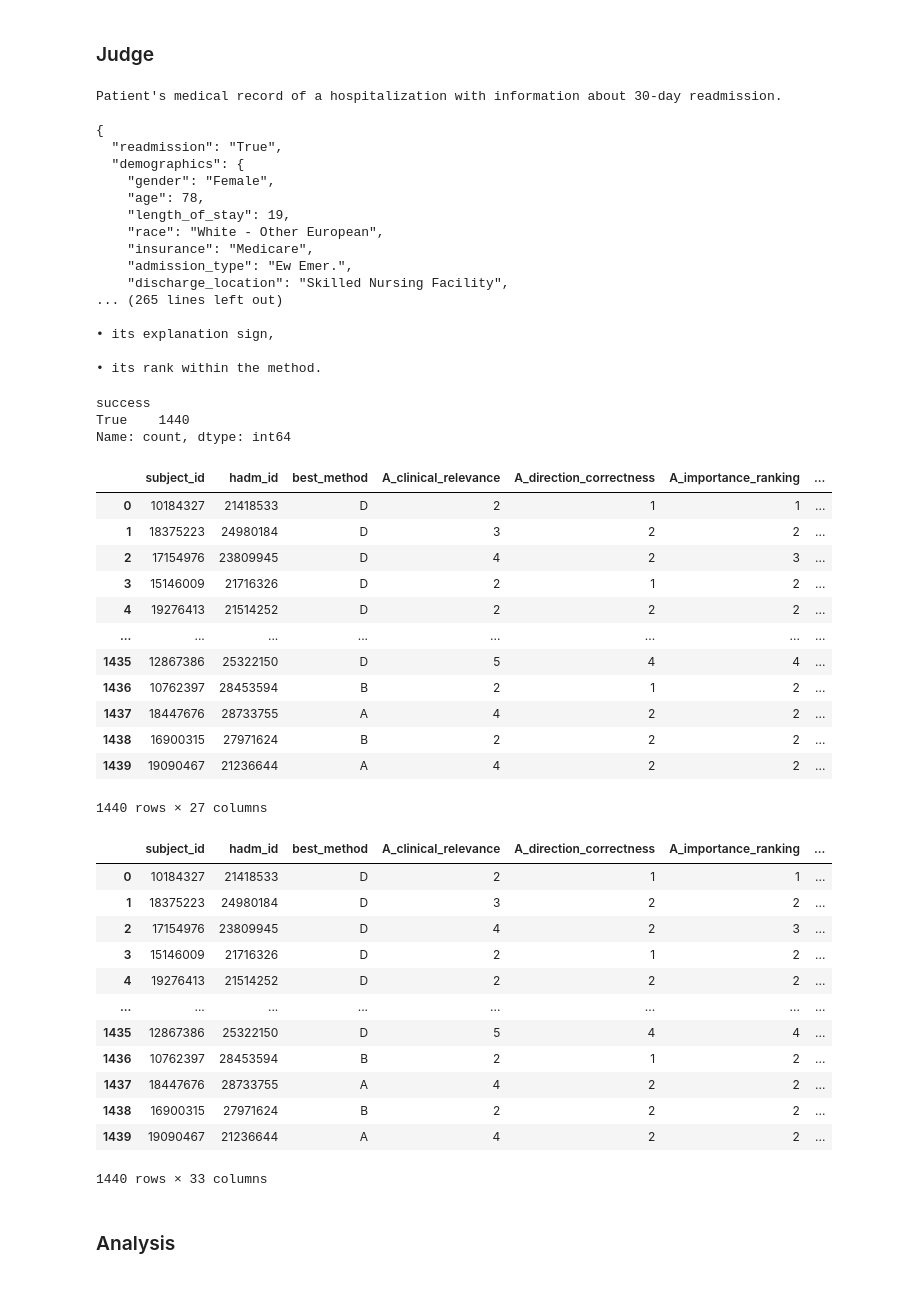
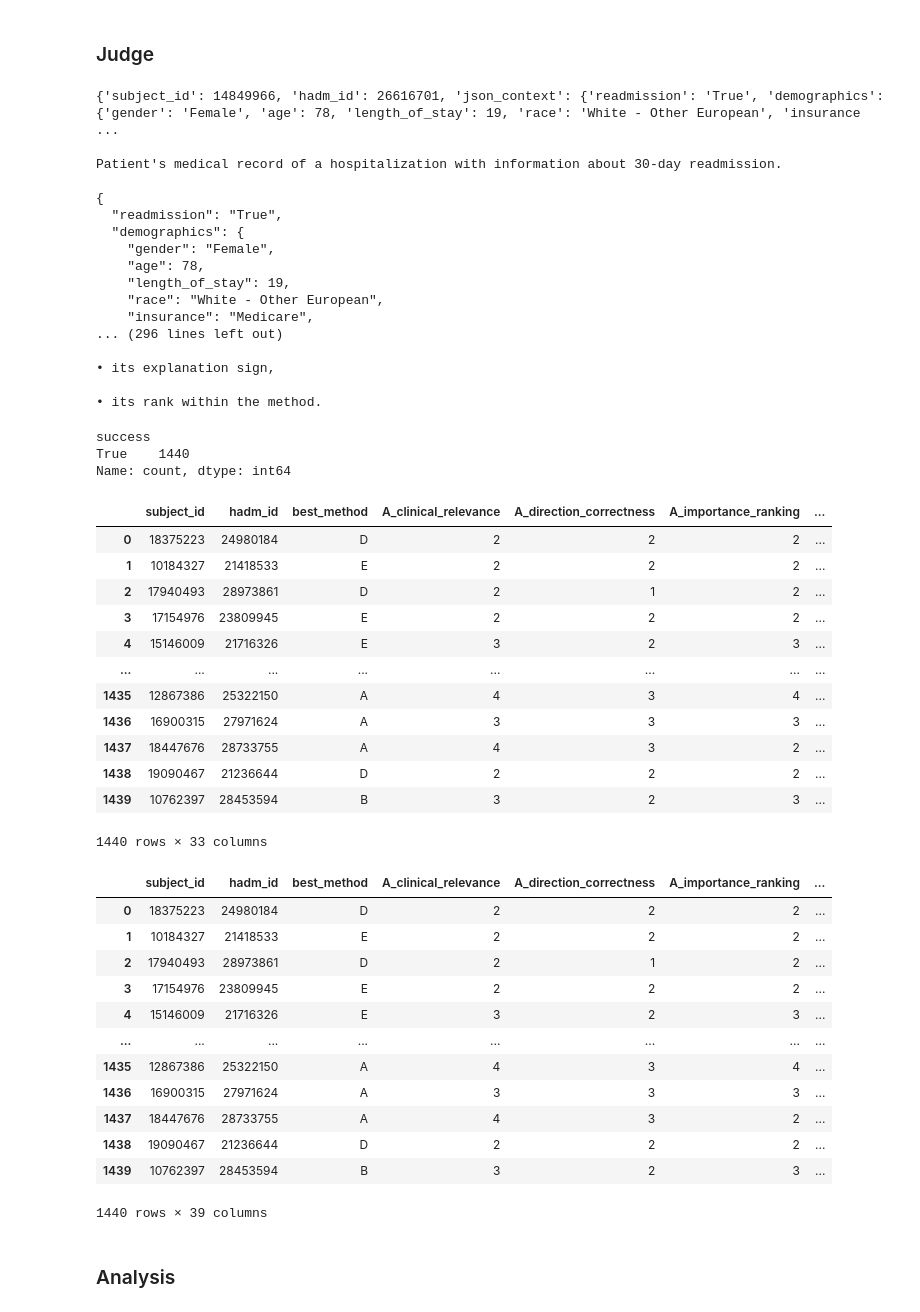
Before and after one commit to arinapetukhova/trusted_llm_risk_profiling, a Jupyter notebook: ranking_methods/ranking_check.ipynb, the cells around one changed output. Cells and saved outputs as stored; diff of their text form; code cells hidden in the pictures.

Commit message:
ranking with shap+background filtered

```diff
--- a/ranking_check.ipynb
+++ b/ranking_methods/ranking_check.ipynb
@@ -591,13 +746,14 @@ def build_prompt(patient):
     lime = patient['lime_values']
     shap = patient['shap_values']
     shap_bck = patient['shap_background_values']
+    shap_bck_filtered = patient['shap_background_filtered_values']
 
     return f"""
 Patient's medical record of a hospitalization with information about 30-day readmission.
 
 {json.dumps(ehr, indent=2)}
 
-Below are explanations from four anonymous feature attribution methods:
+Below are explanations from five anonymous feature attribution methods:
 
 Method A:
 {json.dumps(delta, indent=2)}
@@ -610,6 +766,9 @@ Method C:
 
 Method D:
 {json.dumps(shap_bck, indent=2)}
+
+Method E:
+{json.dumps(shap_bck_filtered, indent=2)}
 
 Important:
 
@@ -637,6 +796,7 @@ client = OpenAI(
 )
 
 for patient in tqdm(patients_json[:2]):
+    print(patient)
     prompt = build_prompt(patient)
 
     messages = [
@@ -662,6 +822,8 @@ for patient in tqdm(patients_json[:2]):
     #     "analysis": response
     # })
 # %% [output]
+{'subject_id': 14849966, 'hadm_id': 26616701, 'json_context': {'readmission': 'True', 'demographics': {'gender': 'Female', 'age': 78, 'length_of_stay': 19, 'race': 'White - Other European', 'insurance ...
+
 Patient's medical record of a hospitalization with information about 30-day readmission.
 
 {
@@ -672,9 +834,7 @@ Patient's medical record of a hospitalization with information about 30-day read
     "length_of_stay": 19,
     "race": "White - Other European",
     "insurance": "Medicare",
-    "admission_type": "Ew Emer.",
-    "discharge_location": "Skilled Nursing Facility",
-... (265 lines left out)
+... (296 lines left out)
 
 • its explanation sign,
 
@@ -756,14 +916,14 @@ with ThreadPoolExecutor(max_workers=8) as executor:
     ):
 
         result = future.result()
-        with open("judge_results.jsonl", "a") as f:
+        with open("judge_results_with_filtered_shap.jsonl", "a") as f:
             f.write(json.dumps(result) + "\n")
             f.flush()
 # %%
 import pandas as pd
 
 results = pd.read_json(
-    "judge_results.jsonl",
+    "judge_results_with_filtered_shap.jsonl",
     lines=True
 )
 # %%
@@ -775,39 +935,39 @@ Name: count, dtype: int64
 # %%
 rows = []
 
 for _, r in results.iterrows():
 
     methods = r["response_json"]["methods"]
 
     row = {
         "subject_id": r["subject_id"],
         "hadm_id": r["hadm_id"],
         "best_method": r["response_json"]["best_method"]
     }
 
-    for method in ["A", "B", "C", "D"]:
+    for method in ["A", "B", "C", "D", "E"]:
         for metric, value in methods[method].items():
             if metric != "reason":
                 row[f"{method}_{metric}"] = value
 
     rows.append(row)
 
 judge_df = pd.DataFrame(rows)
 judge_df
 # %% [output]
 |  | subject_id | hadm_id | best_method | A_clinical_relevance | A_direction_correctness | A_importance_ranking | ... |
-| 0 | 10184327 | 21418533 | D | 2 | 1 | 1 | ... |
-| 1 | 18375223 | 24980184 | D | 3 | 2 | 2 | ... |
-| 2 | 17154976 | 23809945 | D | 4 | 2 | 3 | ... |
-| 3 | 15146009 | 21716326 | D | 2 | 1 | 2 | ... |
-| 4 | 19276413 | 21514252 | D | 2 | 2 | 2 | ... |
+| 0 | 18375223 | 24980184 | D | 2 | 2 | 2 | ... |
+| 1 | 10184327 | 21418533 | E | 2 | 2 | 2 | ... |
+| 2 | 17940493 | 28973861 | D | 2 | 1 | 2 | ... |
+| 3 | 17154976 | 23809945 | E | 2 | 2 | 2 | ... |
+| 4 | 15146009 | 21716326 | E | 3 | 2 | 3 | ... |
 | ... | ... | ... | ... | ... | ... | ... | ... |
-| 1435 | 12867386 | 25322150 | D | 5 | 4 | 4 | ... |
-| 1436 | 10762397 | 28453594 | B | 2 | 1 | 2 | ... |
-| 1437 | 18447676 | 28733755 | A | 4 | 2 | 2 | ... |
-| 1438 | 16900315 | 27971624 | B | 2 | 2 | 2 | ... |
-| 1439 | 19090467 | 21236644 | A | 4 | 2 | 2 | ... |
+| 1435 | 12867386 | 25322150 | A | 4 | 3 | 4 | ... |
+| 1436 | 16900315 | 27971624 | A | 3 | 3 | 3 | ... |
+| 1437 | 18447676 | 28733755 | A | 4 | 3 | 2 | ... |
+| 1438 | 19090467 | 21236644 | D | 2 | 2 | 2 | ... |
+| 1439 | 10762397 | 28453594 | B | 3 | 2 | 3 | ... |
-1440 rows × 27 columns
+1440 rows × 33 columns
 # %%
 judge_df = judge_df.merge(
 
@@ -830,18 +990,18 @@ judge_df = judge_df.merge(
 judge_df
 # %% [output]
 |  | subject_id | hadm_id | best_method | A_clinical_relevance | A_direction_correctness | A_importance_ranking | ... |
-| 0 | 10184327 | 21418533 | D | 2 | 1 | 1 | ... |
-| 1 | 18375223 | 24980184 | D | 3 | 2 | 2 | ... |
-| 2 | 17154976 | 23809945 | D | 4 | 2 | 3 | ... |
-| 3 | 15146009 | 21716326 | D | 2 | 1 | 2 | ... |
-| 4 | 19276413 | 21514252 | D | 2 | 2 | 2 | ... |
+| 0 | 18375223 | 24980184 | D | 2 | 2 | 2 | ... |
+| 1 | 10184327 | 21418533 | E | 2 | 2 | 2 | ... |
+| 2 | 17940493 | 28973861 | D | 2 | 1 | 2 | ... |
+| 3 | 17154976 | 23809945 | E | 2 | 2 | 2 | ... |
+| 4 | 15146009 | 21716326 | E | 3 | 2 | 3 | ... |
 | ... | ... | ... | ... | ... | ... | ... | ... |
-| 1435 | 12867386 | 25322150 | D | 5 | 4 | 4 | ... |
-| 1436 | 10762397 | 28453594 | B | 2 | 1 | 2 | ... |
-| 1437 | 18447676 | 28733755 | A | 4 | 2 | 2 | ... |
-| 1438 | 16900315 | 27971624 | B | 2 | 2 | 2 | ... |
-| 1439 | 19090467 | 21236644 | A | 4 | 2 | 2 | ... |
+| 1435 | 12867386 | 25322150 | A | 4 | 3 | 4 | ... |
+| 1436 | 16900315 | 27971624 | A | 3 | 3 | 3 | ... |
+| 1437 | 18447676 | 28733755 | A | 4 | 3 | 2 | ... |
+| 1438 | 19090467 | 21236644 | D | 2 | 2 | 2 | ... |
+| 1439 | 10762397 | 28453594 | B | 3 | 2 | 3 | ... |
-1440 rows × 33 columns
+1440 rows × 39 columns
 # %% [markdown]
 ### Analysis
 # %%
```
Also changed, not shown: parts of 12 cells of this notebook.
